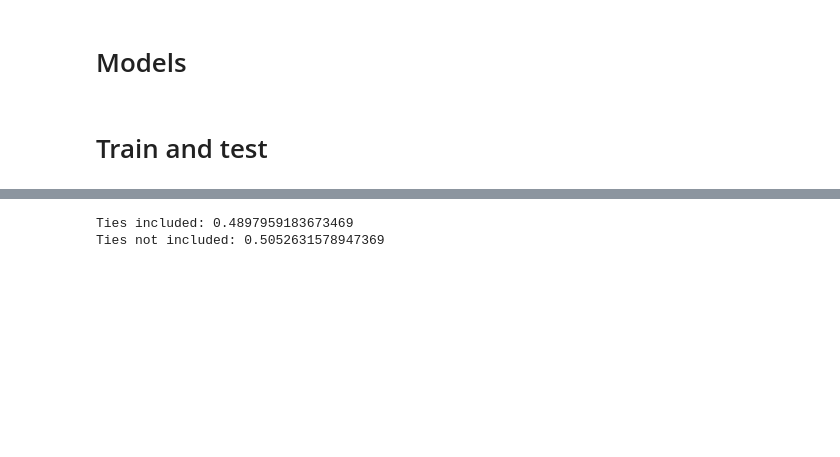
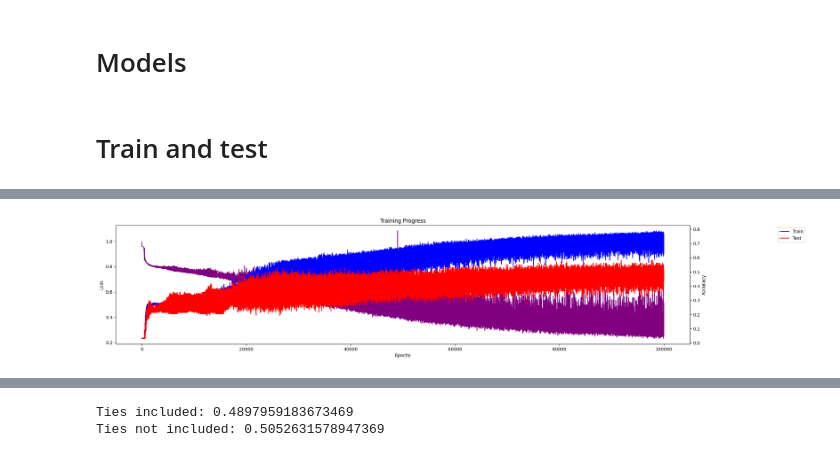
Before and after one commit to JasaZnidar/Predvidenje-zmagovalca-vaterpolo, a Jupyter notebook: Diplomska_naloga.ipynb, the cells around one changed output, grey strips where cells are left out. Saved outputs shown, nothing was run; the diff lists cells and outputs as text; code cells hidden in the pictures; blank space fills up the shorter version.

```diff
--- a/Diplomska_naloga.ipynb
+++ b/Diplomska_naloga.ipynb
@@ -798,3 +801,17 @@ class LogReg:
     loss = sigmoid(np.dot(X_, self.thetaLoss))[0]
 
     return np.argmax([loss, tie, win]) - 1
+# %%
+# @title Neural Network
+def dataToMatrix(match_data: dict[str, list[int, str, str, list[float], list[float]]]) -> torch.Tensor:
+  X = torch.zeros(len(match_data), 2*num_playerInMatch_features)
+
+  for i in range(len(match_data)):
+    match_id = list(match_data.keys())[i]
+
+    home_data = normTeamData(match_data[match_id][3])
+    away_data = normTeamData(match_data[match_id][4])
+
+    X[i, :] = torch.tensor(np.concatenate((home_data, away_data)))
+
+  return X
@@ -820,0 +1109,78 @@ noTieGround = [classify(test_noTieMatch_data[match_id][0]) for match_id in test_
+# %%
+# @title Neural Network
+epoch = 100_000
+lr = 0.1
+crit = torch.nn.MSELoss()
+vecSize = 2*num_playerInMatch_features
+
+# with ties
+train_match_matrix = dataToMatrix(train_match_data)
+train_match_ground = torch.reshape(torch.tensor([float(classify(train_match_data[match_id][0])) for match_id in train_match_data]), (-1, 1))
+test_match_matrix = dataToMatrix(test_match_data)
+test_match_ground = torch.reshape(torch.tensor([float(classify(test_match_data[match_id][0])) for match_id in test_match_data]), (-1, 1))
+
+NNMLP = torchvision.ops.MLP(vecSize, [vecSize, 2*vecSize, vecSize, num_playerInMatch_features, num_playerInMatch_features, 1])
+optimizer = torch.optim.SGD(NNMLP.parameters(), lr=lr)
+
+epochs = []
+train_acc = []
+train_loss = []
+test_acc = []
+
+for e in range(epoch):
+  epochs.append(e+1)
+  print(f"\rEpoch: {e+1} - {train_loss[-1] if len(train_loss) > 0 else -1}", end="", flush=True)
+
+  # train
+  NNMLP.train()
+  optimizer.zero_grad()
+
+  pred = NNMLP(train_match_matrix)
+
+  loss = crit(pred, train_match_ground)
+  train_loss.append(loss.item())
+  loss.backward()
+  optimizer.step()
+
+  train_acc.append(np.average(np.array([classify(x.item()) for x in pred.reshape((-1))]) == np.array([classify(x.item()) for x in train_match_ground.reshape((-1))])))
+
+  # test
+  NNMLP.eval()
+  pred = NNMLP(test_match_matrix)
+  test_acc.append(np.average(np.array([classify(x.item()) for x in pred.reshape((-1))]) == np.array([classify(x.item()) for x in test_match_ground.reshape((-1))])))
+
+#===============================================================================
+# Plot result
+#===============================================================================
+print("\r", end="")
+warnings.filterwarnings("ignore", category=UserWarning, message="No artists with labels found to put in legend")
+
+fig, ax1 = plt.subplots()
+fig.set_figwidth(log(epoch)*2)
+ax2 = ax1.twinx()
+
+ax1.set_xlabel("Epochs")
+ax1.set_ylabel("Loss")
+ax2.set_ylabel("Accuracy")
+
+ax1.plot(epochs, train_loss, label='Loss', color='purple')
+ax2.plot(epochs, train_acc, label='Train', color='blue')
+ax2.plot(epochs, test_acc, label='Test', color='red')
+
+plt.title("Training Progress")
+plt.legend(labels=['Train', 'Test', 'Loss'], loc="upper left", bbox_to_anchor=(1.15, 1.0))
+plt.show()
+
+print("Train accuracy:", train_acc[-1])
+print("Test accuracy:", test_acc[-1])
+
+
+
+
+
+# without ties
+#train_noTieMatch_matrix = dataToMatrix(train_noTieMatch_data)
+#test_noTieMatch_matrix = dataToMatrix(test_noTieMatch_data)
+#noTieNNMLP = torchvision.ops.MLP(2*num_playerInMatch_features, [4*num_playerInMatch_features, 4*num_playerInMatch_features, 1])
+# %% [output]
+[figure, added]
```
Also changed, not shown: parts of 11 cells of this notebook.
